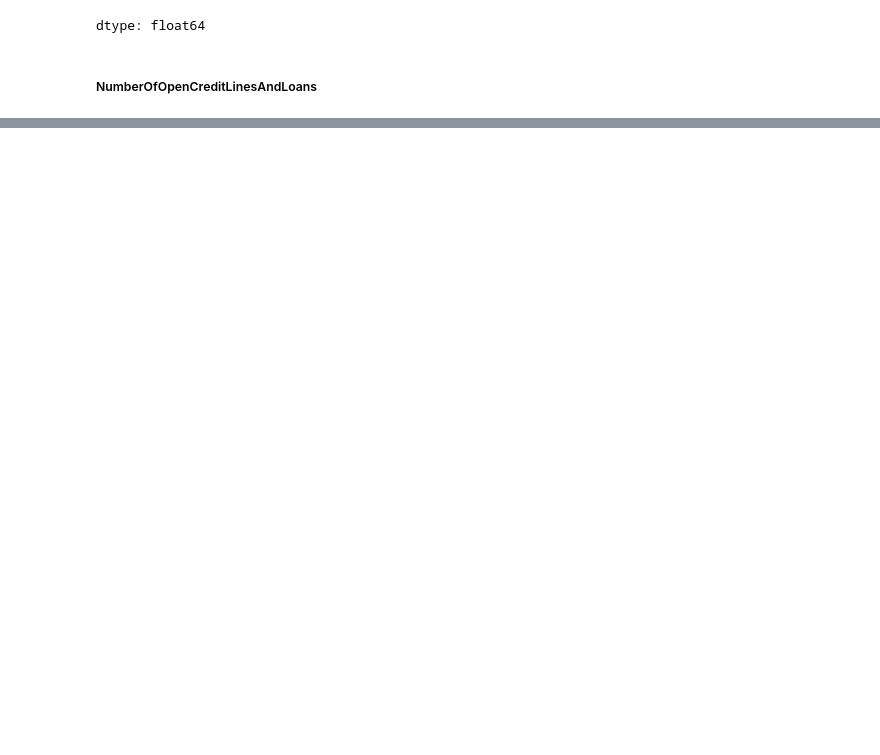
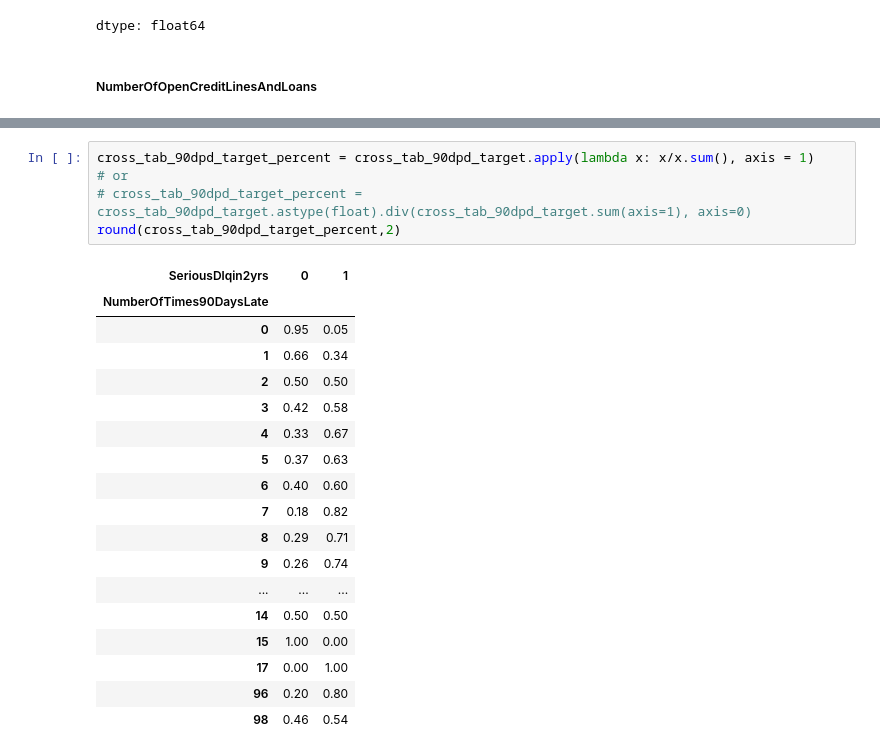
Before and after one commit to Sneha-sharma26/credit-risk-modeling, a Jupyter notebook: dataPreprocessing.ipynb, the cells around one changed output, grey strips where cells are left out. Drawn from its saved outputs; the diff is of its cells as text; blank space fills up the shorter version.

```diff
--- a/dataPreprocessing.ipynb
+++ b/dataPreprocessing.ipynb
@@ -687,0 +786,24 @@ dtype: int64
+# %%
+cross_tab_90dpd_target_percent = cross_tab_90dpd_target.apply(lambda x: x/x.sum(), axis = 1)
+# or
+# cross_tab_90dpd_target_percent = cross_tab_90dpd_target.astype(float).div(cross_tab_90dpd_target.sum(axis=1), axis=0)
+round(cross_tab_90dpd_target_percent,2)
+# %% [output]
+| SeriousDlqin2yrs | 0 | 1 |
+| NumberOfTimes90DaysLate |  |  |
+| 0 | 0.95 | 0.05 |
+| 1 | 0.66 | 0.34 |
+| 2 | 0.50 | 0.50 |
+| 3 | 0.42 | 0.58 |
+| 4 | 0.33 | 0.67 |
+| 5 | 0.37 | 0.63 |
+| 6 | 0.40 | 0.60 |
+| 7 | 0.18 | 0.82 |
+| 8 | 0.29 | 0.71 |
+| 9 | 0.26 | 0.74 |
+| ... | ... | ... |
+| 14 | 0.50 | 0.50 |
+| 15 | 1.00 | 0.00 |
+| 17 | 0.00 | 1.00 |
+| 96 | 0.20 | 0.80 |
+| 98 | 0.46 | 0.54 |
```
Also changed, not shown: parts of 22 cells of this notebook.
